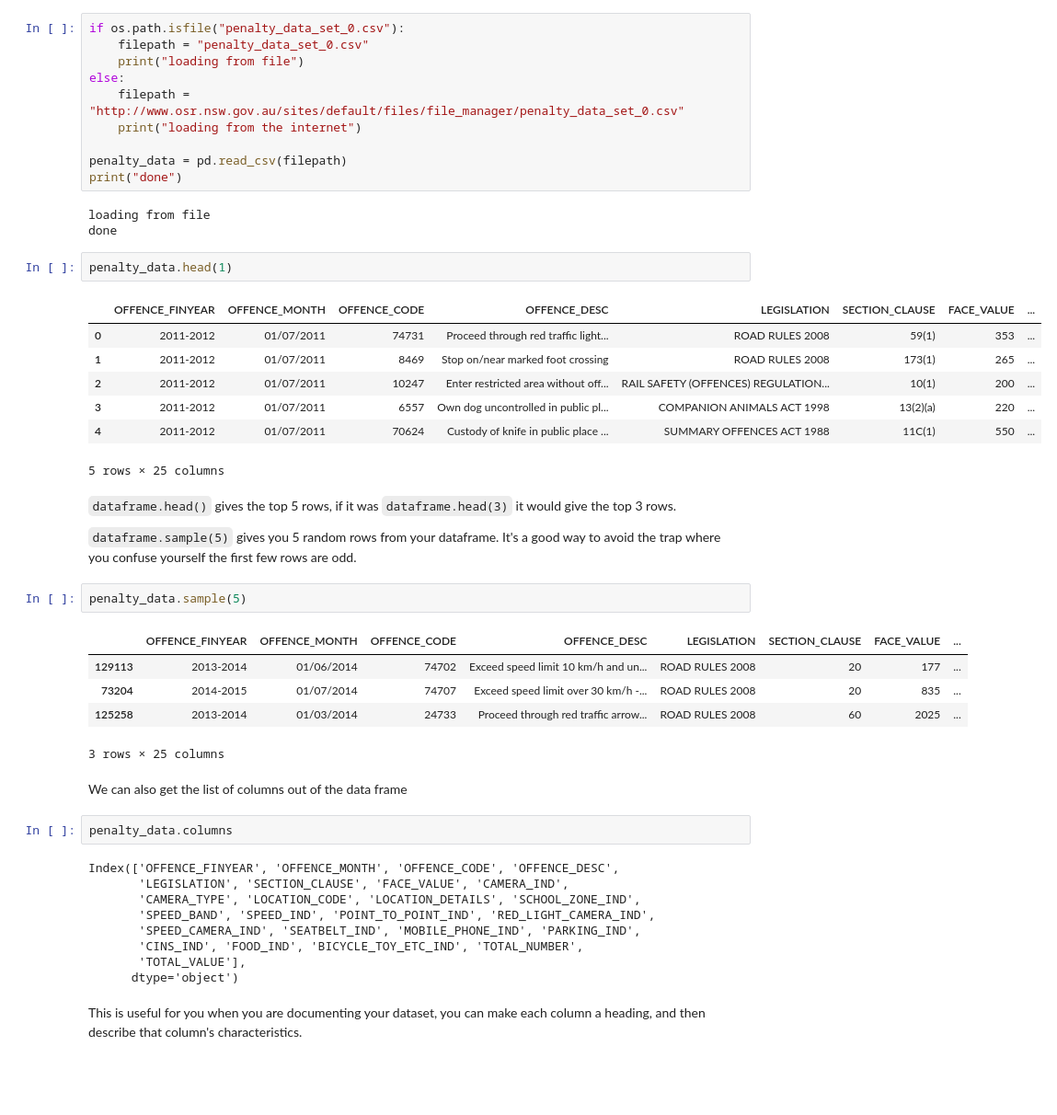
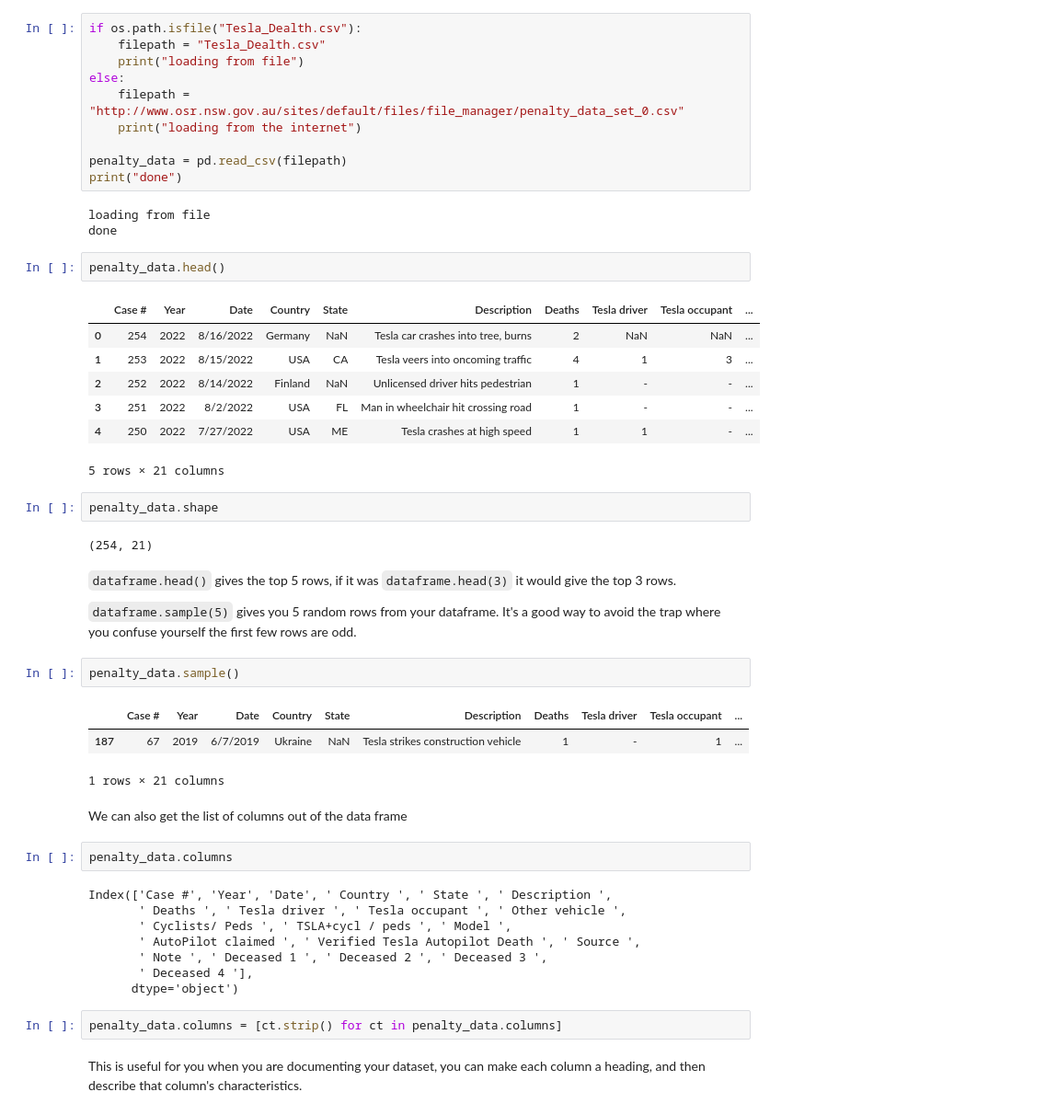
Before and after one commit to Kendrick0629/Tesla-_dealth_data, a Jupyter notebook: data_introduction/basic_pandas.ipynb, the cells around one changed output. Shown at 92% size. Drawn from its saved outputs; the diff is of its cells as text; blank space fills up the shorter version.

```diff
--- a/data_introduction/basic_pandas.ipynb
+++ b/data_introduction/basic_pandas.ipynb
@@ -28,8 +28,8 @@ Let's check to see if we've already downloaded the data. It's a big file, so we
 
 Pandas is pretty smart, it can get data from the internet just as easily as from the file system, it just takes a bit longer.
 # %%
-if os.path.isfile("penalty_data_set_0.csv"):
-    filepath = "penalty_data_set_0.csv"
+if os.path.isfile("Tesla_Dealth.csv"):
+    filepath = "Tesla_Dealth.csv"
     print("loading from file")
 else:
     filepath = "http://www.osr.nsw.gov.au/sites/default/files/file_manager/penalty_data_set_0.csv"
@@ -41,40 +41,43 @@ print("done")
 loading from file
 done
 # %%
-penalty_data.head(1)
+penalty_data.head()
 # %% [output]
-|  | OFFENCE_FINYEAR | OFFENCE_MONTH | OFFENCE_CODE | OFFENCE_DESC | LEGISLATION | SECTION_CLAUSE | FACE_VALUE | ... |
-| 0 | 2011-2012 | 01/07/2011 | 74731 | Proceed through red traffic light... | ROAD RULES 2008 | 59(1) | 353 | ... |
-| 1 | 2011-2012 | 01/07/2011 | 8469 | Stop on/near marked foot crossing | ROAD RULES 2008 | 173(1) | 265 | ... |
-| 2 | 2011-2012 | 01/07/2011 | 10247 | Enter restricted area without off... | RAIL SAFETY (OFFENCES) REGULATION... | 10(1) | 200 | ... |
-| 3 | 2011-2012 | 01/07/2011 | 6557 | Own dog uncontrolled in public pl... | COMPANION ANIMALS ACT 1998 | 13(2)(a) | 220 | ... |
-| 4 | 2011-2012 | 01/07/2011 | 70624 | Custody of knife in public place ... | SUMMARY OFFENCES ACT 1988 | 11C(1) | 550 | ... |
+|  | Case # | Year | Date | Country | State | Description | Deaths | Tesla driver | Tesla occupant | ... |
+| 0 | 254 | 2022 | 8/16/2022 | Germany | NaN | Tesla car crashes into tree, burns | 2 | NaN | NaN | ... |
+| 1 | 253 | 2022 | 8/15/2022 | USA | CA | Tesla veers into oncoming traffic | 4 | 1 | 3 | ... |
+| 2 | 252 | 2022 | 8/14/2022 | Finland | NaN | Unlicensed driver hits pedestrian | 1 | - | - | ... |
+| 3 | 251 | 2022 | 8/2/2022 | USA | FL | Man in wheelchair hit crossing road | 1 | - | - | ... |
+| 4 | 250 | 2022 | 7/27/2022 | USA | ME | Tesla crashes at high speed | 1 | 1 | - | ... |
-5 rows × 25 columns
+5 rows × 21 columns
+# %%
+penalty_data.shape
+# %% [output]
+(254, 21)
 # %% [markdown]
 `dataframe.head()` gives the top 5 rows, if it was `dataframe.head(3)` it would give the top 3 rows.
 
 `dataframe.sample(5)` gives you 5 random rows from your dataframe. It's a good way to avoid the trap where you confuse yourself the first few rows are odd.
 # %%
-penalty_data.sample(5)
+penalty_data.sample()
 # %% [output]
-|  | OFFENCE_FINYEAR | OFFENCE_MONTH | OFFENCE_CODE | OFFENCE_DESC | LEGISLATION | SECTION_CLAUSE | FACE_VALUE | ... |
-| 129113 | 2013-2014 | 01/06/2014 | 74702 | Exceed speed limit 10 km/h and un... | ROAD RULES 2008 | 20 | 177 | ... |
-| 73204 | 2014-2015 | 01/07/2014 | 74707 | Exceed speed limit over 30 km/h -... | ROAD RULES 2008 | 20 | 835 | ... |
-| 125258 | 2013-2014 | 01/03/2014 | 24733 | Proceed through red traffic arrow... | ROAD RULES 2008 | 60 | 2025 | ... |
+|  | Case # | Year | Date | Country | State | Description | Deaths | Tesla driver | Tesla occupant | ... |
+| 187 | 67 | 2019 | 6/7/2019 | Ukraine | NaN | Tesla strikes construction vehicle | 1 | - | 1 | ... |
-3 rows × 25 columns
+1 rows × 21 columns
 # %% [markdown]
 We can also get the list of columns out of the data frame
 # %%
 penalty_data.columns
 # %% [output]
-Index(['OFFENCE_FINYEAR', 'OFFENCE_MONTH', 'OFFENCE_CODE', 'OFFENCE_DESC',
-       'LEGISLATION', 'SECTION_CLAUSE', 'FACE_VALUE', 'CAMERA_IND',
-       'CAMERA_TYPE', 'LOCATION_CODE', 'LOCATION_DETAILS', 'SCHOOL_ZONE_IND',
-       'SPEED_BAND', 'SPEED_IND', 'POINT_TO_POINT_IND', 'RED_LIGHT_CAMERA_IND',
-       'SPEED_CAMERA_IND', 'SEATBELT_IND', 'MOBILE_PHONE_IND', 'PARKING_IND',
-       'CINS_IND', 'FOOD_IND', 'BICYCLE_TOY_ETC_IND', 'TOTAL_NUMBER',
-       'TOTAL_VALUE'],
+Index(['Case #', 'Year', 'Date', ' Country ', ' State ', ' Description ',
+       ' Deaths ', ' Tesla driver ', ' Tesla occupant ', ' Other vehicle ',
+       ' Cyclists/ Peds ', ' TSLA+cycl / peds ', ' Model ',
+       ' AutoPilot claimed ', ' Verified Tesla Autopilot Death ', ' Source ',
+       ' Note ', ' Deceased 1 ', ' Deceased 2 ', ' Deceased 3 ',
+       ' Deceased 4 '],
       dtype='object')
+# %%
+penalty_data.columns = [ct.strip() for ct in penalty_data.columns]
 # %% [markdown]
 This is useful for you when you are documenting your dataset, you can make each column a heading, and then describe that column's characteristics.
 # %% [markdown]
```
Also changed, not shown: parts of 12 cells of this notebook, 3 other files.
